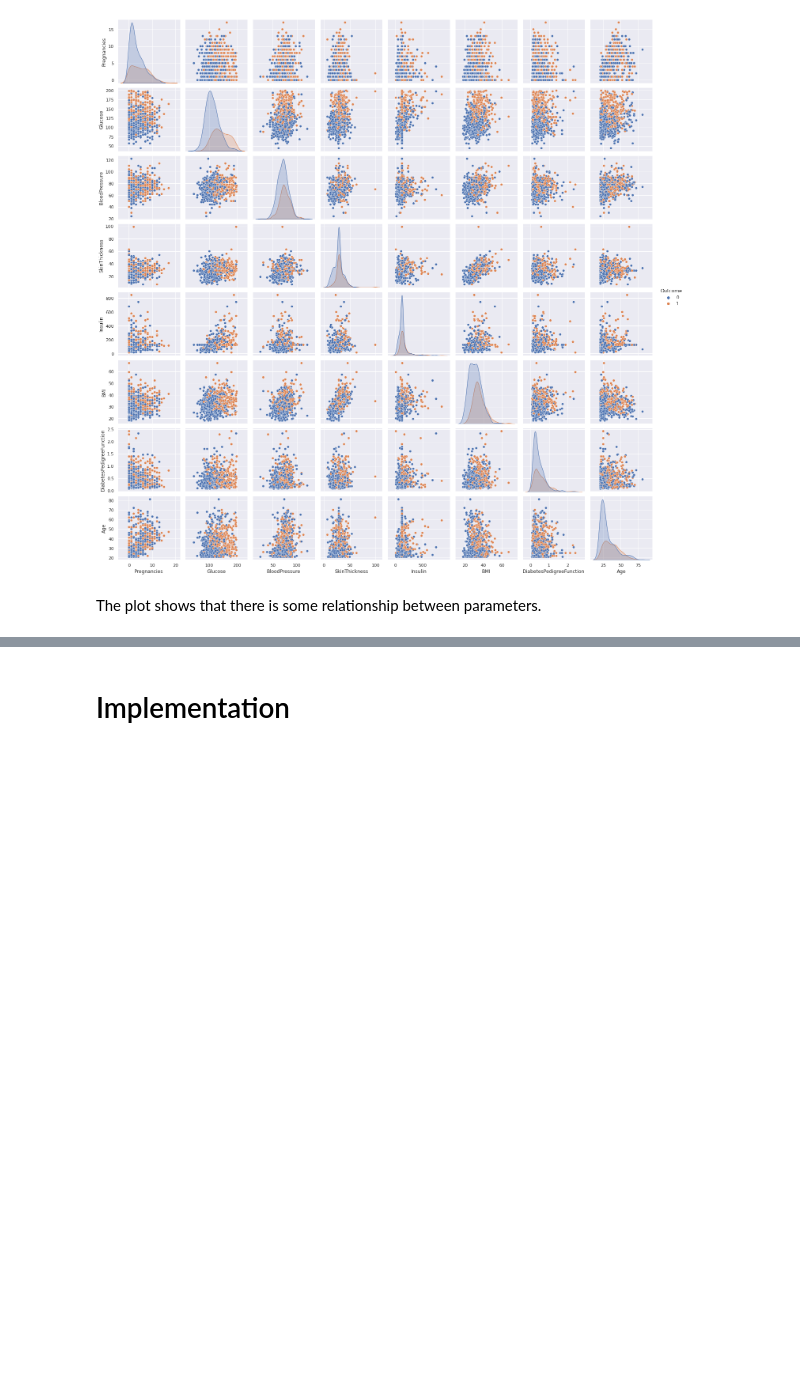
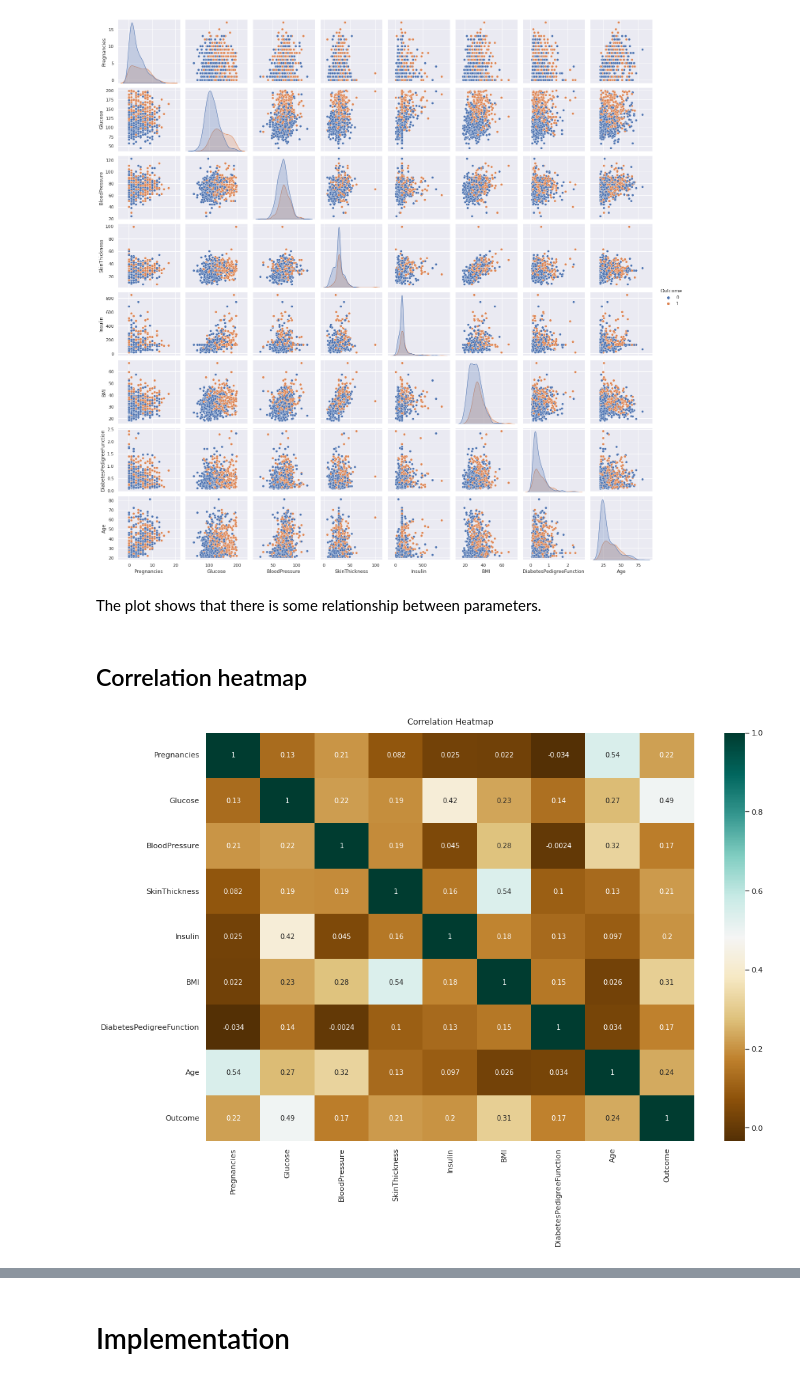
Before and after one commit to Z3r4t05/SVM-Assignment---MAI, a Jupyter notebook: SVM_Group2.ipynb, the cells around one changed output, grey strips where cells are left out. Saved outputs shown, nothing was run; the diff lists cells and outputs as text; code cells hidden in the pictures; blank space fills up the shorter version.

```diff
--- a/SVM_Group2.ipynb
+++ b/SVM_Group2.ipynb
@@ -249,3 +251,12 @@ sns.pairplot(diabetes_data,hue='Outcome', diag_kind = 'kde');
 [figure]
 # %% [markdown]
 The plot shows that there is some relationship between parameters.
+# %% [markdown]
+## Correlation heatmap
+# %%
+# Increase the size of the heatmap.
+plt.figure(figsize=(16, 11))
+heatmap = sns.heatmap(diabetes_data.corr(), annot=True, cmap='BrBG')
+heatmap.set_title('Correlation Heatmap', fontdict={'fontsize':12}, pad=12);
+# %% [output]
+[figure, added]
```
Also changed, not shown: parts of 6 cells of this notebook.
